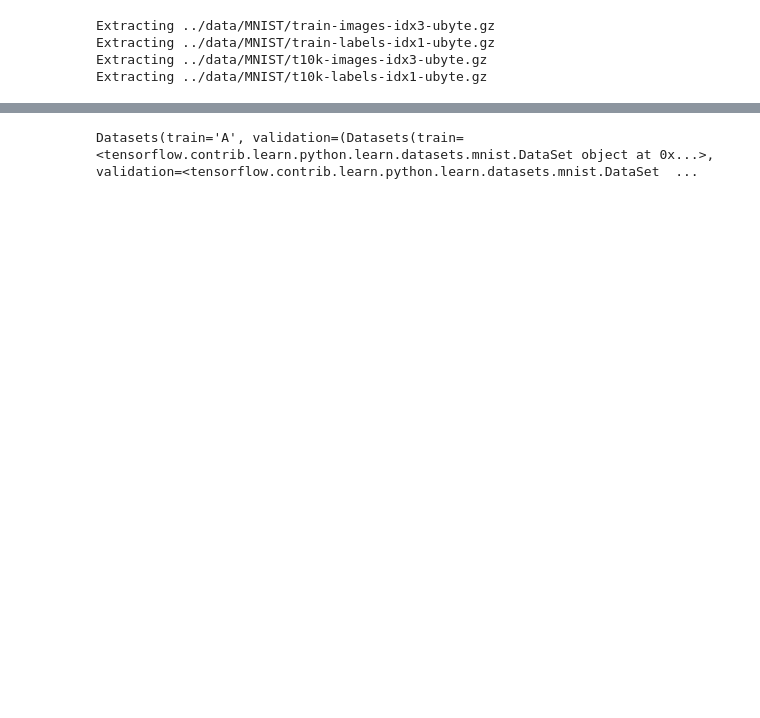
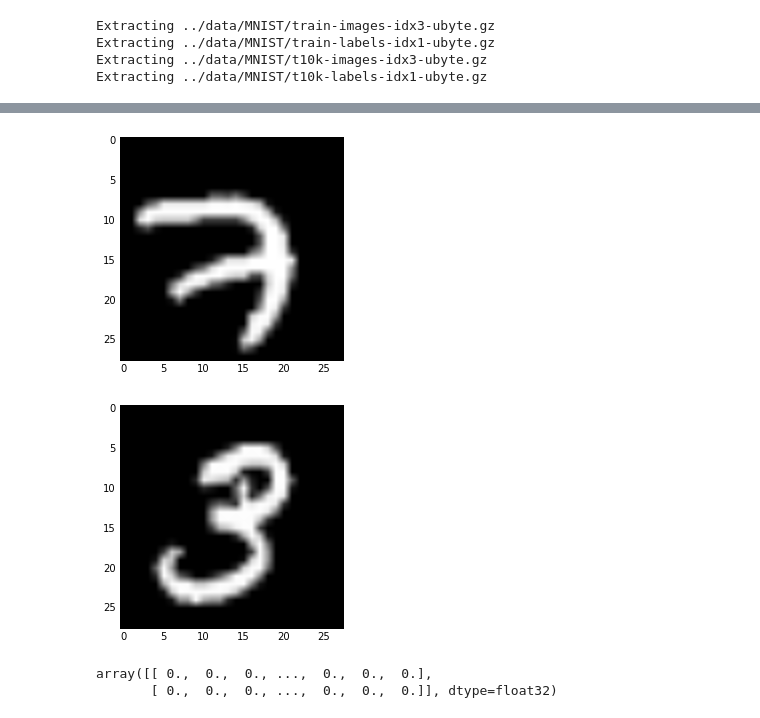
Before and after one commit to YuhuaBillChen/tf-minist-playground, a Jupyter notebook: notebook/tf_minst_playground.ipynb, the cells around one changed output, grey strips where cells are left out. Cells and saved outputs as stored; diff of their text form; code cells hidden in the pictures; blank space fills up the shorter version.

Commit message:
Add noisy images

```diff
--- a/notebook/tf_minst_playground.ipynb
+++ b/notebook/tf_minst_playground.ipynb
@@ -137,4 +149,0 @@ AttributeError: 'str' object has no attribute 'next_batch'
-# %%
-m_a
-# %% [output]
-Datasets(train='A', validation=(Datasets(train=<tensorflow.contrib.learn.python.learn.datasets.mnist.DataSet object at 0x...>, validation=<tensorflow.contrib.learn.python.learn.datasets.mnist.DataSet  ...
@@ -140,0 +154,12 @@ Datasets(train='A', validation=(Datasets(train=<tensorflow.contrib.learn.python.
+# %%
+for im in m_x:
+    plt.figure();
+    plt.imshow(np.reshape(im,newshape=(28,28)),cmap='gray');
+# %% [output]
+[figure, added]
+[figure, added]
+# %%
+m_x
+# %% [output]
+array([[ 0.,  0.,  0., ...,  0.,  0.,  0.],
+       [ 0.,  0.,  0., ...,  0.,  0.,  0.]], dtype=float32)
```
Also changed, not shown: parts of 6 cells of this notebook, 8 other files.
